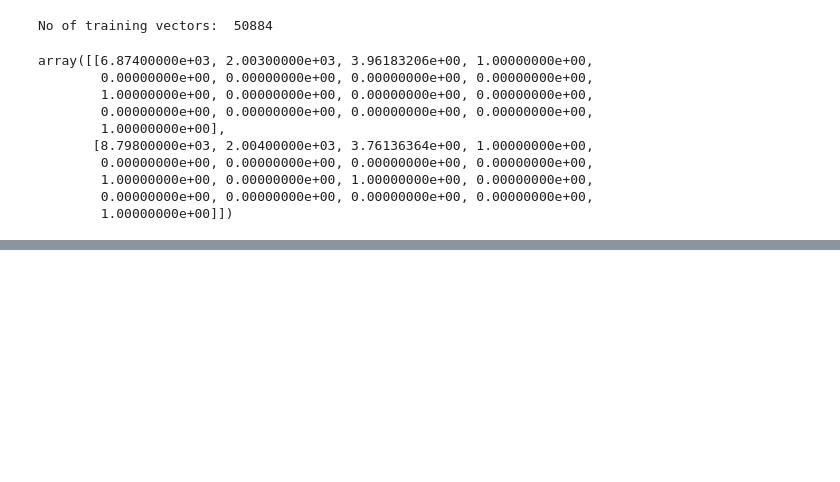
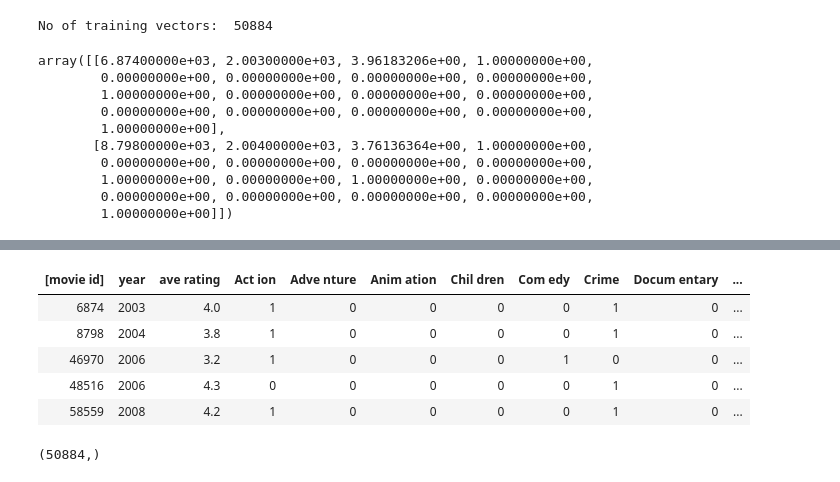
Before and after one commit to mosahle7/ML, a Jupyter notebook: movie-content-based-filtering-recommender-system.ipynb, the cells around one changed output, grey strips where cells are left out. Drawn from its saved outputs; the diff is of its cells as text; code cells hidden in the pictures; blank space fills up the shorter version.

Commit message:
Kaggle Notebook | Movie Content Based Filtering Recommender System | Preprocessing!

```diff
--- a/movie-content-based-filtering-recommender-system.ipynb
+++ b/movie-content-based-filtering-recommender-system.ipynb
@@ -138,0 +136,31 @@ sys.version
+# %%
+def print_train(X_train, features, vs, u_s, maxcount=5, user=True):
+    if user:
+        flist = [".0f", ".0f", ".1f",
+                 ".1f", ".1f", ".1f", ".1f", ".1f", ".1f", ".1f", ".1f", ".1f", ".1f", ".1f", ".1f", ".1f", ".1f"]
+    else:
+        flist = [".0f", ".0f", ".1f",
+                 ".0f", ".0f", ".0f", ".0f", ".0f", ".0f", ".0f", ".0f", ".0f", ".0f", ".0f", ".0f", ".0f", ".0f"]
+
+    head = features[:vs]
+    if vs<u_s:
+        print(f"Error, vector start {vs} should be greater than user start {u_s}")
+
+    for i in range(u_s):
+        head[i] = "[" + head[i] + "]"
+
+    genres = features[vs:]
+    hdr = head + genres
+    disp = [split_str(hdr, 5)]
+    count = 0
+
+    for i in range(0, X_train.shape[0]):
+        if count == maxcount: break
+        count += 1
+        disp.append([X_train[i, 0].astype(int),
+                     X_train[i, 1].astype(int),
+                     X_train[i, 2].astype(float),
+                     *X_train[i, 3:].astype(float)
+                    ])
+    table = tabulate.tabulate(disp, tablefmt='html', headers="firstrow", floatfmt=flist, numalign='center')
+    return table
@@ -138,0 +187,13 @@ sys.version
+# %%
+print_train(item_train, item_features, ivs, i_s, maxcount=5, user=False)
+# %% [output]
+| [movie id] | year | ave rating | Act ion | Adve nture | Anim ation | Chil dren | Com edy | Crime | Docum entary | ... |
+| 6874 | 2003 | 4.0 | 1 | 0 | 0 | 0 | 0 | 1 | 0 | ... |
+| 8798 | 2004 | 3.8 | 1 | 0 | 0 | 0 | 0 | 1 | 0 | ... |
+| 46970 | 2006 | 3.2 | 1 | 0 | 0 | 0 | 1 | 0 | 0 | ... |
+| 48516 | 2006 | 4.3 | 0 | 0 | 0 | 0 | 0 | 1 | 0 | ... |
+| 58559 | 2008 | 4.2 | 1 | 0 | 0 | 0 | 0 | 1 | 0 | ... |
+# %%
+y_train.shape
+# %% [output]
+(50884,)
```
Also changed, not shown: parts of 16 cells of this notebook.
